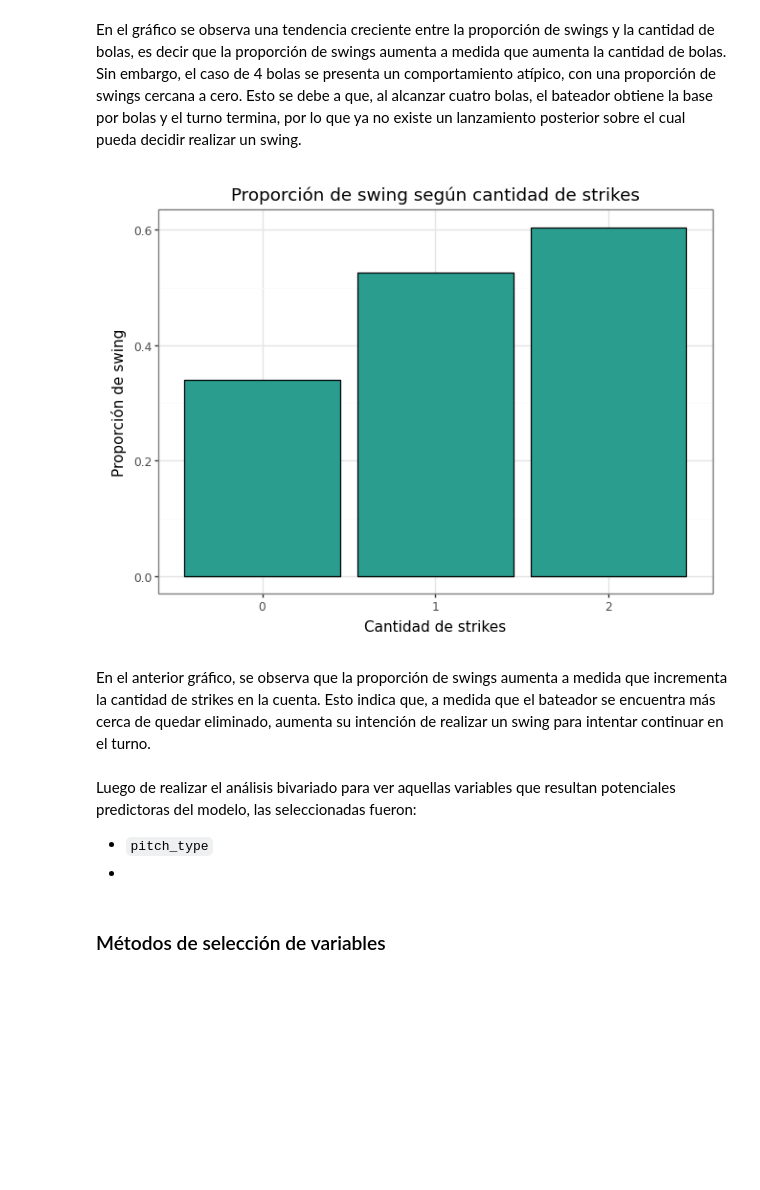
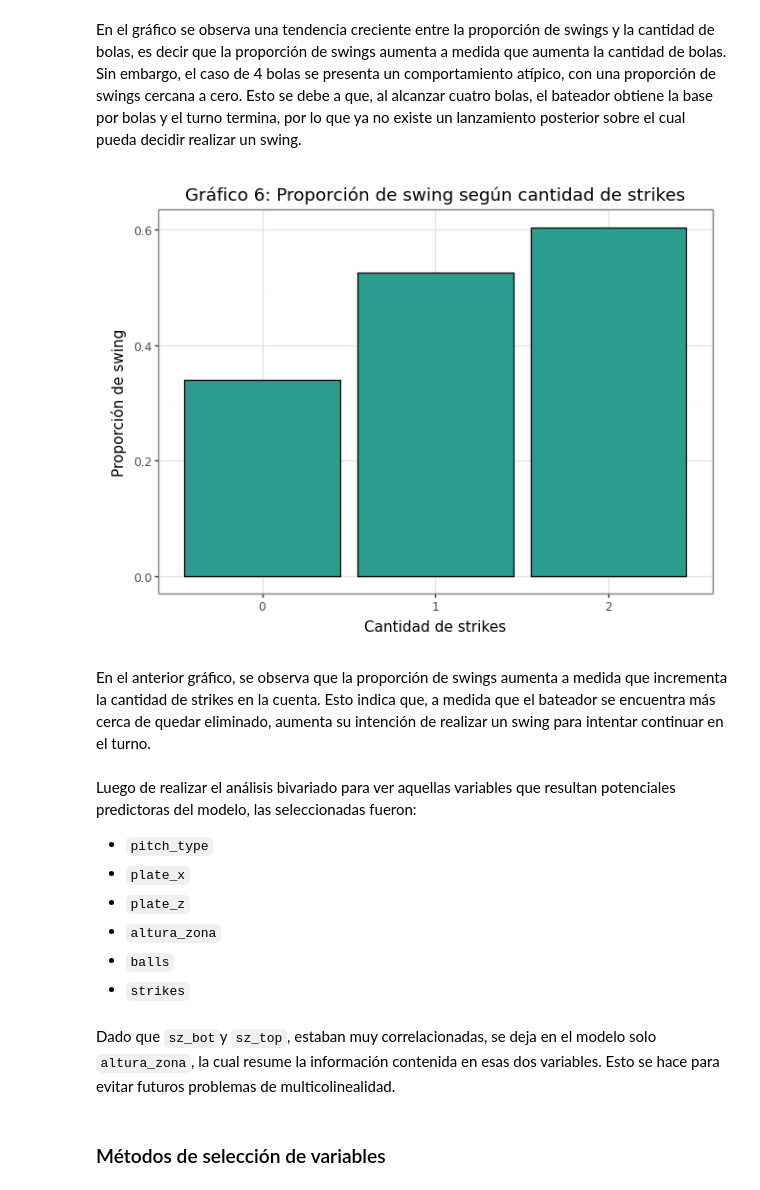
Before and after one commit to Prisfenoy/TP2_python, a Jupyter notebook: notebooks/04_Selección_de_variables.ipynb, the cells around one changed output. Cells and saved outputs as stored; diff of their text form; code cells hidden in the pictures; blank space fills up the shorter version.

Commit message:
Terminé la selección de variables. Habría que comenzar con la construcción de modelos.

```diff
--- a/notebooks/04_Selección_de_variables.ipynb
+++ b/notebooks/04_Selección_de_variables.ipynb
@@ -257,34 +257,40 @@ En el gráfico se observa una tendencia creciente entre la proporción de swings
 # %%
 # Se calcula la proporción de swing según la cantidad de strikes
 strikes_swing = (
     datos_pd
     .groupby("strikes", as_index=False)
     ["swing"]
     .mean()
 )
 
 # Se arma el gráfico
 (
     ggplot(strikes_swing, aes(x="factor(strikes)", y="swing"))
     + geom_col(
         fill="#2A9D8F",
         color="black"
     )
     + labs(
-        title="Proporción de swing según cantidad de strikes",
+        title="Gráfico 6: Proporción de swing según cantidad de strikes",
         x="Cantidad de strikes",
         y="Proporción de swing"
     )
     + theme_bw()
 )
 # %% [output]
-[figure, old version]
+[figure, new version]
 # %% [markdown]
 En el anterior gráfico, se observa que la proporción de swings aumenta a medida que incrementa la cantidad de strikes en la cuenta. Esto indica que, a medida que el bateador se encuentra más cerca de quedar eliminado, aumenta su intención de realizar un swing para intentar continuar en el turno.
 # %% [markdown]
 Luego de realizar el análisis bivariado para ver aquellas variables que resultan potenciales predictoras del modelo, las seleccionadas fueron:
 - `pitch_type`
--
+- `plate_x`
+- `plate_z`
+- `altura_zona`
+- `balls`
+- `strikes`
+# %% [markdown]
+Dado que `sz_bot`y `sz_top`, estaban muy correlacionadas, se deja en el modelo solo `altura_zona`, la cual resume la información contenida en esas dos variables. Esto se hace para evitar futuros problemas de multicolinealidad.
 # %% [markdown]
 ### Métodos de selección de variables
 # %% [markdown]
```
Also changed, not shown: parts of 23 cells of this notebook, 3 other files.
